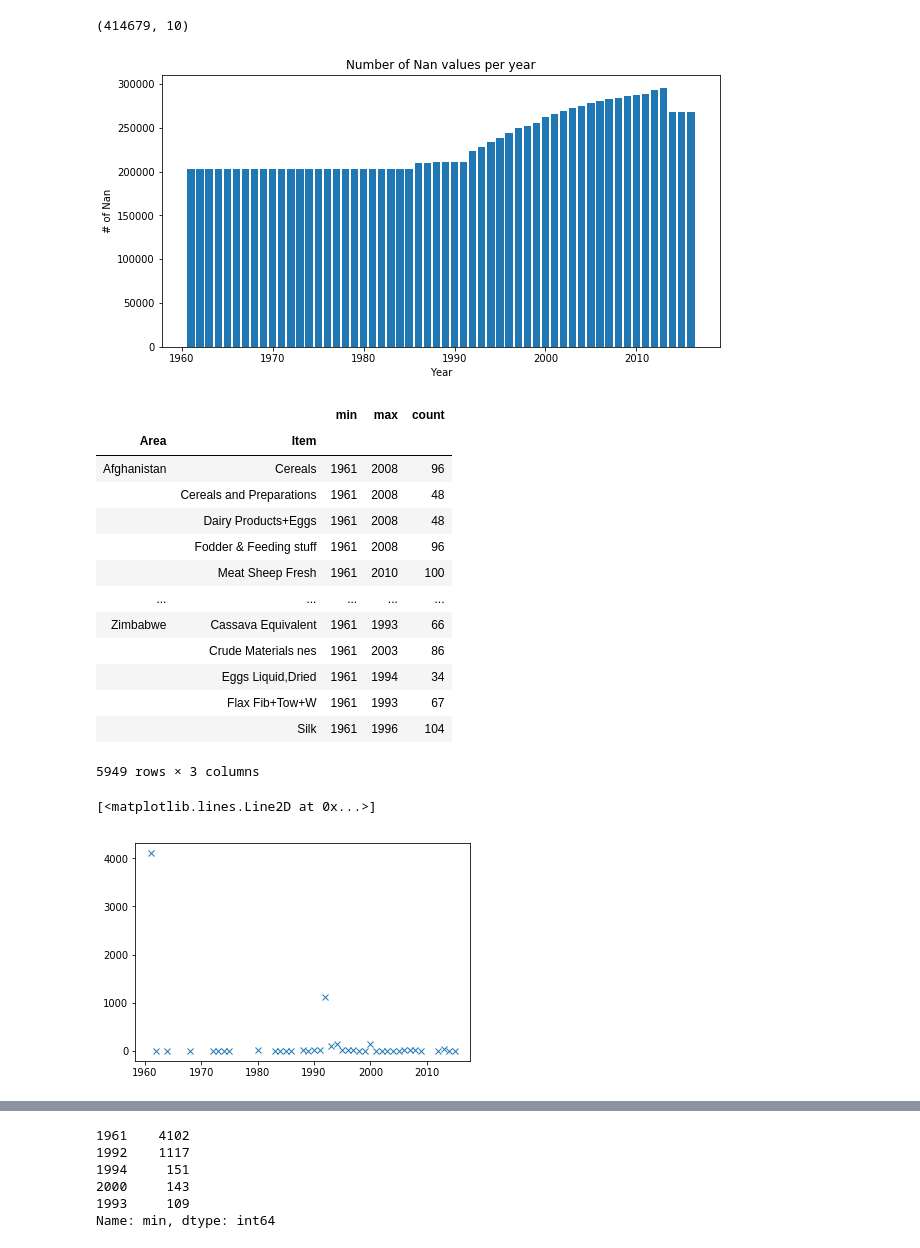
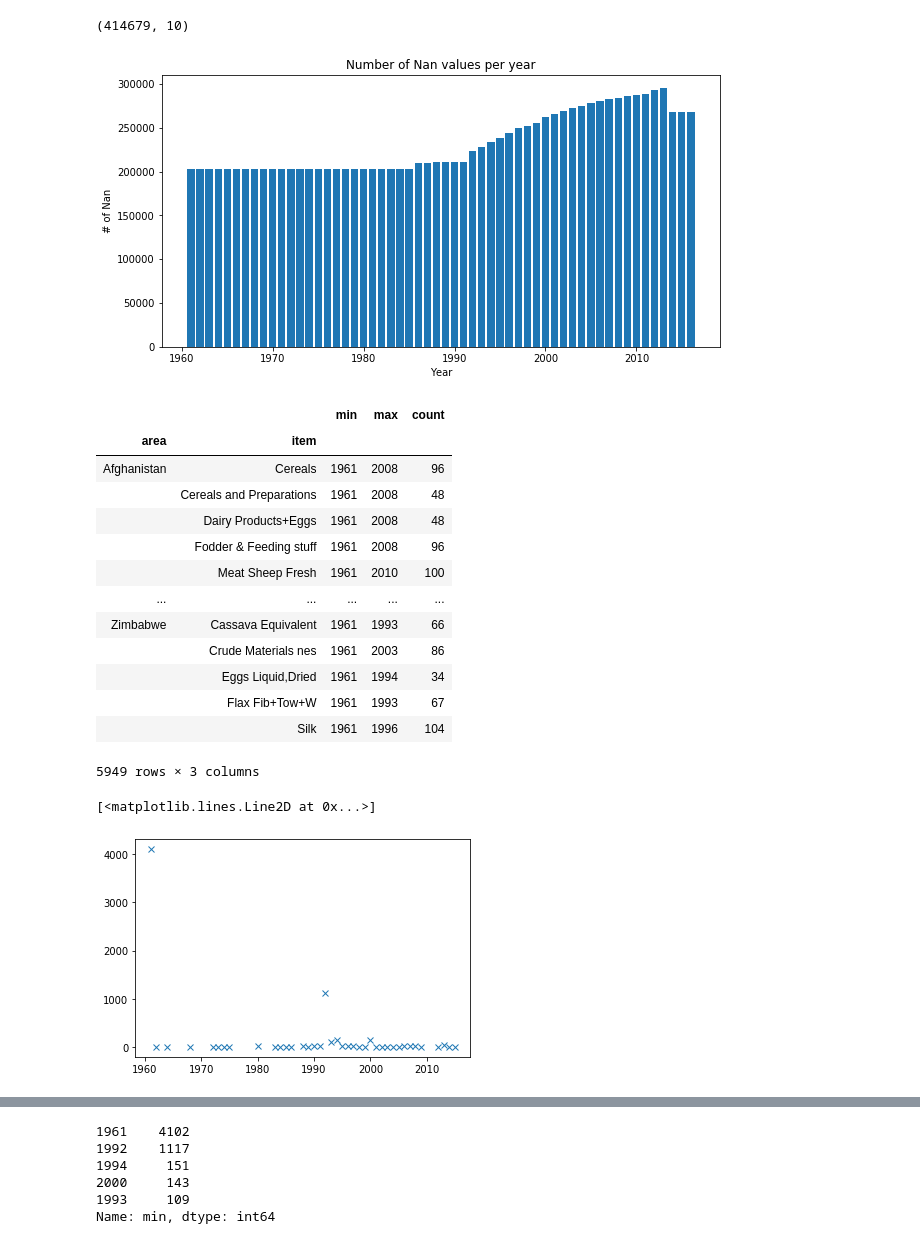
Before and after one commit to dsalathe/jurassic-spark, a Jupyter notebook: Nils.ipynb, the cells around one changed output, grey strips where cells are left out. Saved outputs shown, nothing was run; the diff lists cells and outputs as text; code cells hidden in the pictures.

```diff
--- a/Nils.ipynb
+++ b/Nils.ipynb
@@ -49,3 +54,7 @@ raw_trade_2017 = pd.read_csv('data/crops_trades_2017.csv')
+# %%
+raw_crops.columns = map(lambda name : name.lower().replace(' ', '_'), raw_crops.columns) #Column names to lower case
+raw_trade.columns = map(lambda name : name.lower().replace(' ', '_'), raw_trade.columns) #Column names to lower case
+raw_trade_2017.columns = map(lambda name : name.lower().replace(' ', '_'), raw_trade_2017.columns) #Column names to lower case
 # %%
 print(raw_crops.shape)
 raw_crops.head()
@@ -182,3 +198,3 @@ cleaned_crops = raw_crops[raw_crops.Flag !='M'].drop(['Year Code'],axis=1)
 # %%
-cleaned_trade = raw_trade[raw_trade.Flag !='M'].drop(['Year Code'],axis=1)
+cleaned_trade = raw_trade[raw_trade.flag !='M'].drop(['year_code'],axis=1)
 # %%
@@ -242,22 +257,22 @@ plt.plot(df_crops_null.groupby(['Area','Item']).agg(['min','max','count']).Year[
 # %%
 # Where are the Nan values from :
-df_trade_null = cleaned_trade[cleaned_trade.Value.isnull()]
+df_trade_null = cleaned_trade[cleaned_trade.value.isnull()]
 df_trade_null.shape
 # %% [output]
 (414679, 10)
 # %%
 fig,ax=plt.subplots(figsize=(10,5))
-plt.bar(pd.DataFrame(cleaned_trade.Year.value_counts()).sort_index().index.values,
-        pd.DataFrame(cleaned_trade.Year.value_counts()).sort_index().iloc[:,0].values)
+plt.bar(pd.DataFrame(cleaned_trade.year.value_counts()).sort_index().index.values,
+        pd.DataFrame(cleaned_trade.year.value_counts()).sort_index().iloc[:,0].values)
 plt.xlabel('Year'),plt.ylabel('# of Nan'), plt.title('Number of Nan values per year')
 plt.show()
 # %% [output]
-[figure, old version]
+[figure, new version]
 # %%
-df_trade_null.groupby(['Area','Item']).agg(['min','max','count']).Year
+df_trade_null.groupby(['area','item']).agg(['min','max','count']).year
 # %% [output]
 |  |  | min | max | count |
-| Area | Item |  |  |  |
+| area | item |  |  |  |
 | Afghanistan | Cereals | 1961 | 2008 | 96 |
 |  | Cereals and Preparations | 1961 | 2008 | 48 |
 |  | Dairy Products+Eggs | 1961 | 2008 | 48 |
@@ -271,8 +286,8 @@ df_trade_null.groupby(['Area','Item']).agg(['min','max','count']).Year
 |  | Silk | 1961 | 1996 | 104 |
 5949 rows × 3 columns
 # %%
-plt.plot(df_trade_null.groupby(['Area','Item']).agg(['min','max','count']).Year['min'].value_counts(),'x')
+plt.plot(df_trade_null.groupby(['area','item']).agg(['min','max','count']).year['min'].value_counts(),'x')
 # %% [output]
 [<matplotlib.lines.Line2D at 0x...>]
-[figure, old version]
+[figure, new version]
 # %%
```
Also changed, not shown: parts of 157 cells of this notebook, 5 other files.
